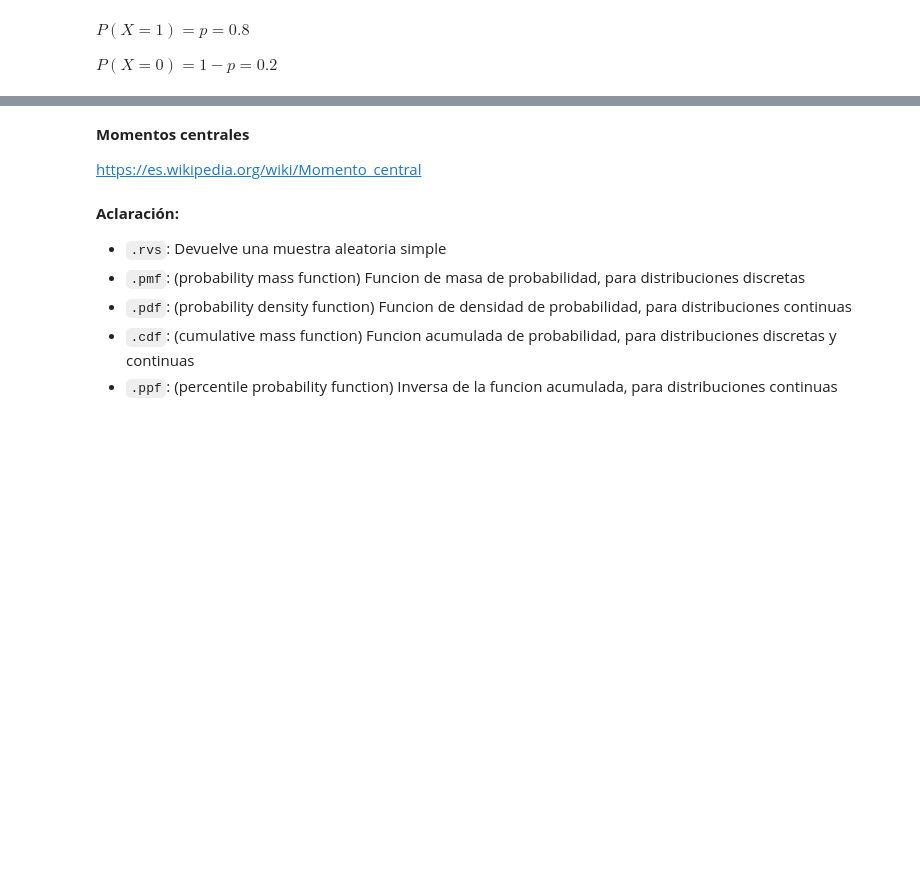
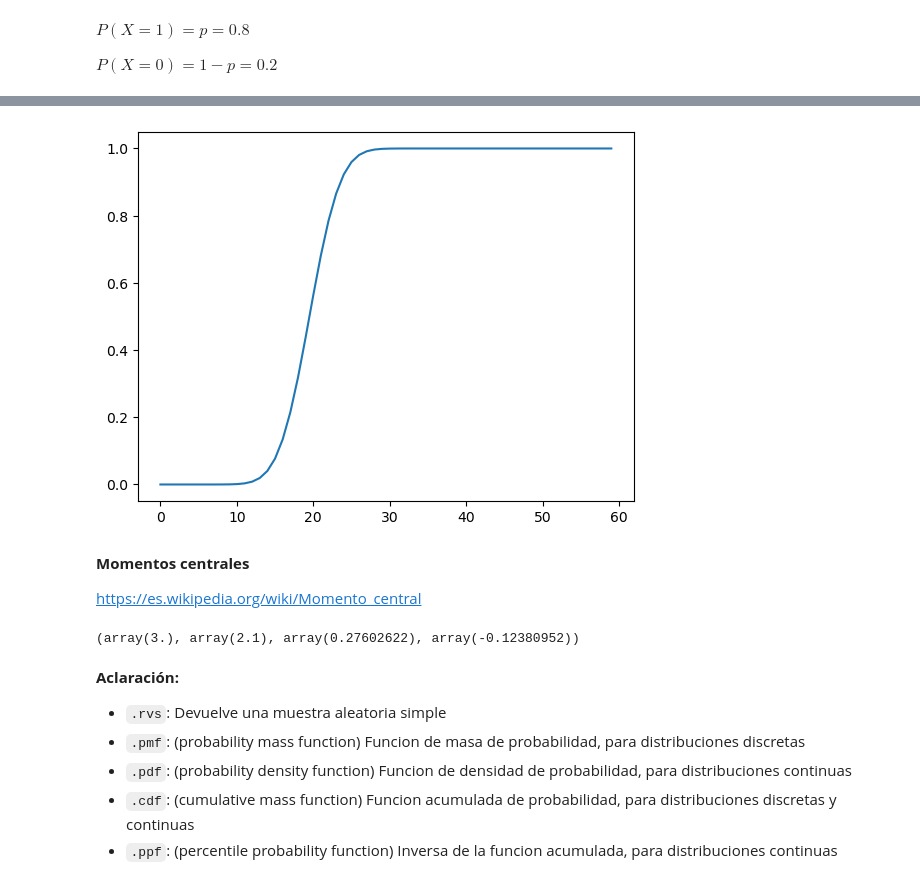
Before and after one commit to Ironhack-Data-Madrid-Abril-2023/apuntes_clase, a Jupyter notebook: semana_6/1.2 - Distribuciones Discretas.ipynb, the cells around one changed output, grey strips where cells are left out. Saved outputs shown, nothing was run; the diff lists cells and outputs as text; code cells hidden in the pictures; blank space fills up the shorter version.

```diff
--- a/semana_6/1.2 - Distribuciones Discretas.ipynb
+++ b/semana_6/1.2 - Distribuciones Discretas.ipynb
@@ -56,7 +144,27 @@ $\Omega = \{0, 1, 2, 3, ..., N-1, N\}$
+# %%
+# cdf=cumulative density function
+
+x=[i for i in range(60)]                  # nº de exitos
+
+y=[binom.cdf(x, 40, 0.5) for x in x]      # su probabilidad
+
+plt.plot(x, y);
+# %% [output]
+[figure, added]
 # %% [markdown]
 **Momentos centrales**
 
 https://es.wikipedia.org/wiki/Momento_central
+# %%
+n=10
+p=0.3
+
+
+media, var, sime, curt = binom.stats(n, p, moments='mvsk')
+
+media, var, sime, curt
+# %% [output]
+(array(3.), array(2.1), array(0.27602622), array(-0.12380952))
 # %% [markdown]
 **Aclaración:**
 
```
Also changed, not shown: parts of 43 cells of this notebook, 2 other files.
